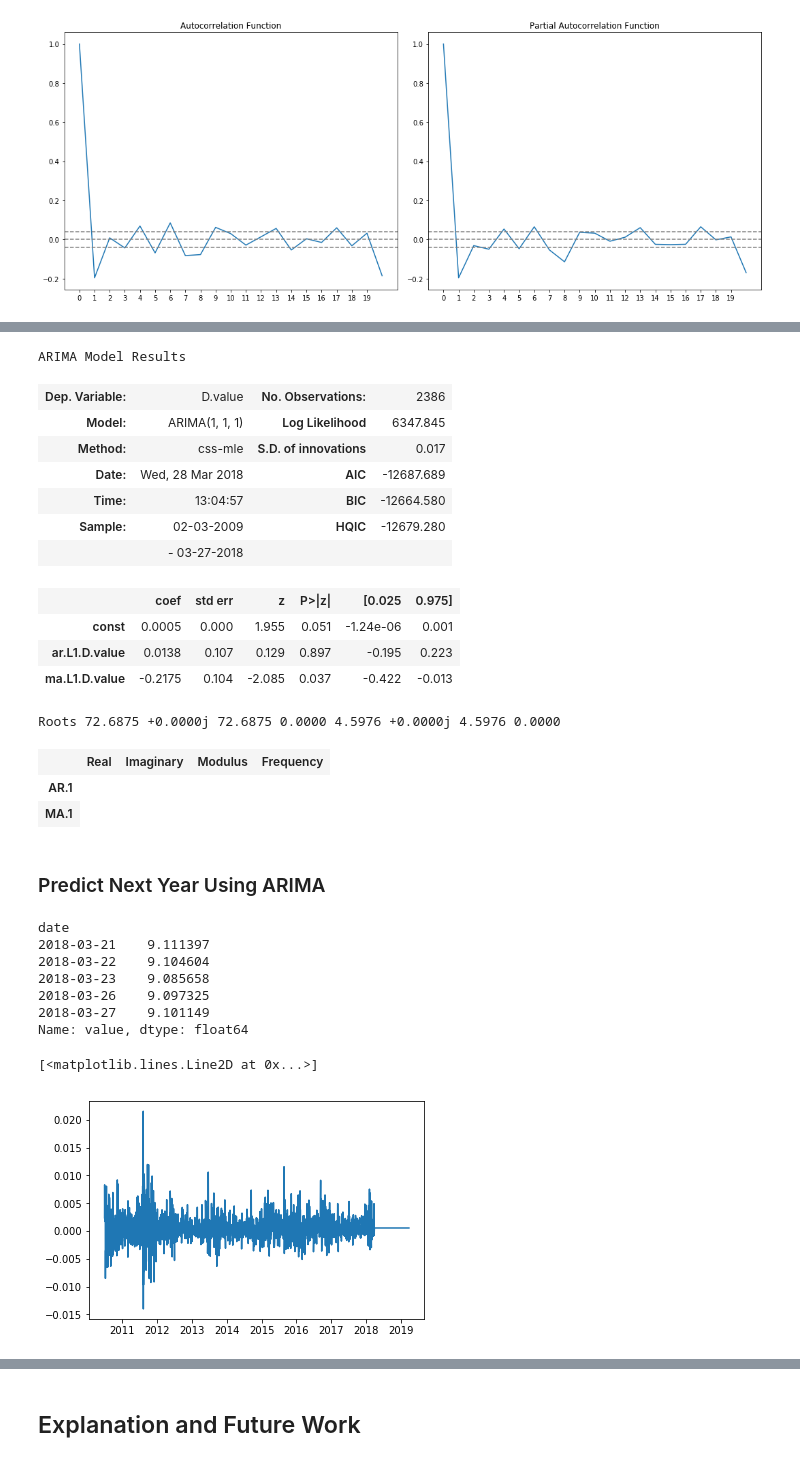
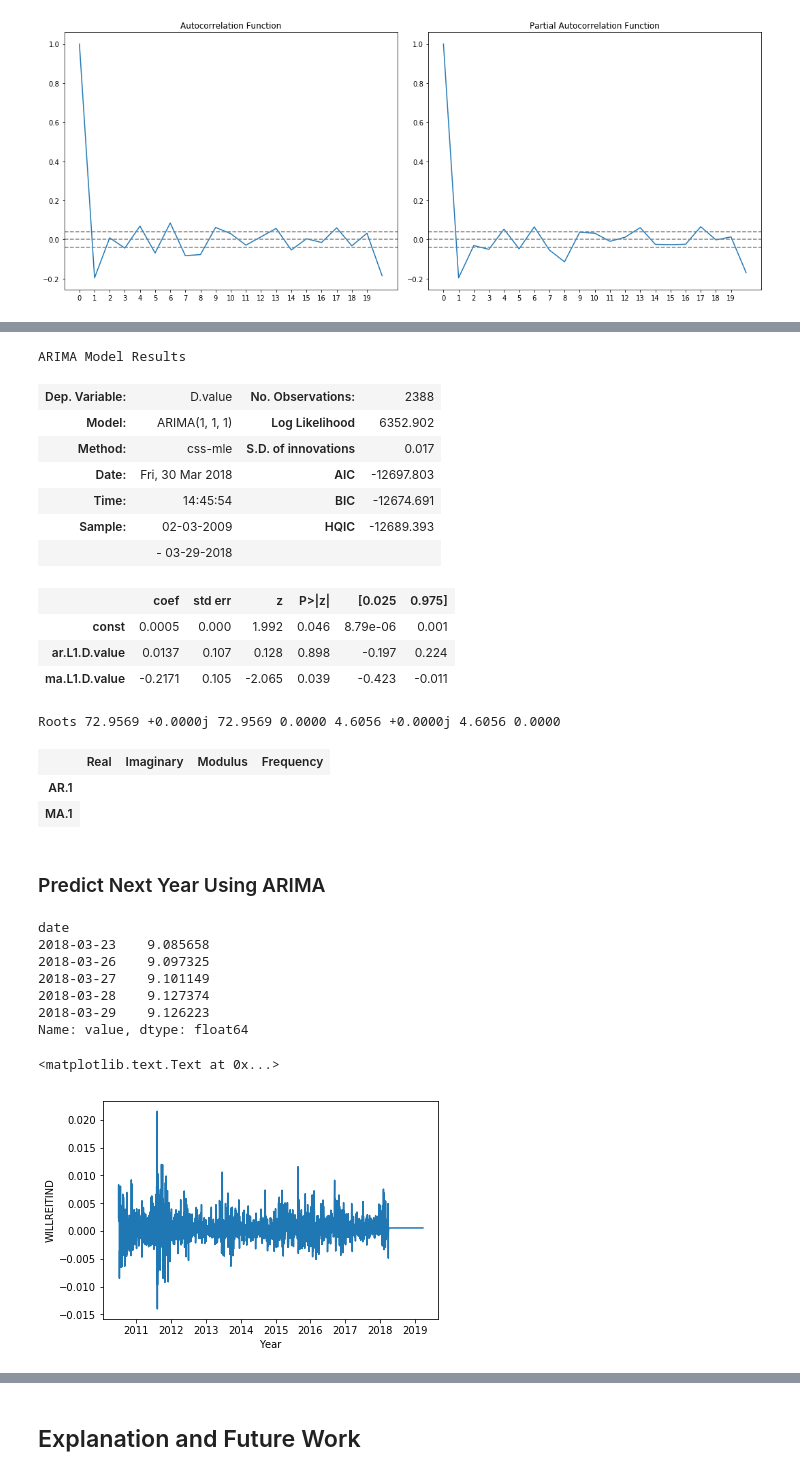
Before and after one commit to badderc/Carlie_Badder-NYC-Data_Scientist, a Jupyter notebook: ds-2/Time-Series.ipynb, the cells around one changed output, grey strips where cells are left out. Cells and saved outputs as stored; diff of their text form; code cells hidden in the pictures.

```diff
--- a/ds-2/Time-Series.ipynb
+++ b/ds-2/Time-Series.ipynb
@@ -185,3 +175,0 @@ memory usage: 76.7+ KB
-# %%
-df = mort_df.join(wilshire_df.set_index('date'), on='date', lsuffix='_mort', rsuffix='_wilshire')
-df.dropna(inplace=True)
@@ -448,18 +413,18 @@ plt.legend(['WS Log Diff', 'ARIMA Results']);
 results_ARIMA.summary()
 # %% [output]
 ARIMA Model Results
-| Dep. Variable: | D.value | No. Observations: | 2386 |
-| Model: | ARIMA(1, 1, 1) | Log Likelihood | 6347.845 |
+| Dep. Variable: | D.value | No. Observations: | 2388 |
+| Model: | ARIMA(1, 1, 1) | Log Likelihood | 6352.902 |
 | Method: | css-mle | S.D. of innovations | 0.017 |
-| Date: | Wed, 28 Mar 2018 | AIC | -12687.689 |
-| Time: | 13:04:57 | BIC | -12664.580 |
-| Sample: | 02-03-2009 | HQIC | -12679.280 |
-|  | - 03-27-2018 |  |  |
+| Date: | Fri, 30 Mar 2018 | AIC | -12697.803 |
+| Time: | 14:45:54 | BIC | -12674.691 |
+| Sample: | 02-03-2009 | HQIC | -12689.393 |
+|  | - 03-29-2018 |  |  |
 |  | coef | std err | z | P>|z| | [0.025 | 0.975] |
-| const | 0.0005 | 0.000 | 1.955 | 0.051 | -1.24e-06 | 0.001 |
-| ar.L1.D.value | 0.0138 | 0.107 | 0.129 | 0.897 | -0.195 | 0.223 |
-| ma.L1.D.value | -0.2175 | 0.104 | -2.085 | 0.037 | -0.422 | -0.013 |
+| const | 0.0005 | 0.000 | 1.992 | 0.046 | 8.79e-06 | 0.001 |
+| ar.L1.D.value | 0.0137 | 0.107 | 0.128 | 0.898 | -0.197 | 0.224 |
+| ma.L1.D.value | -0.2171 | 0.105 | -2.065 | 0.039 | -0.423 | -0.011 |
-Roots 72.6875 +0.0000j 72.6875 0.0000 4.5976 +0.0000j 4.5976 0.0000
+Roots 72.9569 +0.0000j 72.9569 0.0000 4.6056 +0.0000j 4.6056 0.0000
 |  | Real | Imaginary | Modulus | Frequency |
 | AR.1 |
 | MA.1 |
@@ -469,19 +434,21 @@ Roots 72.6875 +0.0000j 72.6875 0.0000 4.5976 +0.0000j 4.5976 0.0000
 ws_log.tail()
 # %% [output]
 date
-2018-03-21    9.111397
-2018-03-22    9.104604
 2018-03-23    9.085658
 2018-03-26    9.097325
 2018-03-27    9.101149
+2018-03-28    9.127374
+2018-03-29    9.126223
 Name: value, dtype: float64
 # %%
 # Using ARIMA predict method
 ws_1yr = results_ARIMA.predict(start=366, end='2019-03-27')
 plt.plot(ws_1yr)
+plt.xlabel('Year')
+plt.ylabel('WILLREITIND')
 # %% [output]
-[<matplotlib.lines.Line2D at 0x...>]
+<matplotlib.text.Text at 0x...>
-[figure, old version]
+[figure, new version]
 # %%
 # Using ARIMA forecast method
 ws_1yr, _, _ = results_ARIMA.forecast(steps=365)
```
Also changed, not shown: parts of 49 cells of this notebook, 5 other files.
